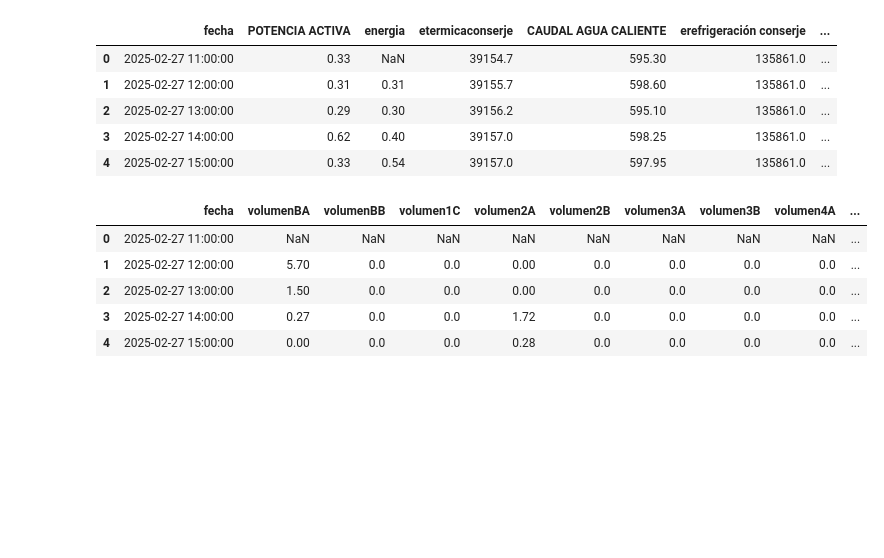
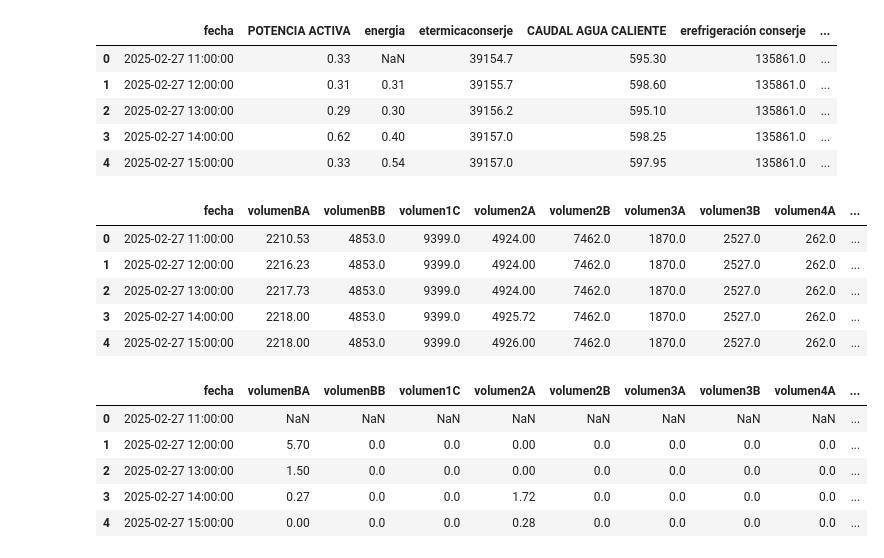
Before and after one commit to lauragomezpena/TFG_energia_comunidad, a Jupyter notebook: data/visualizar.ipynb, the cells around one changed output. Drawn from its saved outputs; the diff is of its cells as text; code cells hidden in the pictures; blank space fills up the shorter version.

```diff
--- a/data/visualizar.ipynb
+++ b/data/visualizar.ipynb
@@ -94,6 +103,15 @@ df_energia_diff.head()
 | 2 | 2025-02-27 13:00:00 | 0.29 | 0.30 | 39156.2 | 595.10 | 135861.0 | ... |
 | 3 | 2025-02-27 14:00:00 | 0.62 | 0.40 | 39157.0 | 598.25 | 135861.0 | ... |
 | 4 | 2025-02-27 15:00:00 | 0.33 | 0.54 | 39157.0 | 597.95 | 135861.0 | ... |
+# %%
+df_agua.head()
+# %% [output]
+|  | fecha | volumenBA | volumenBB | volumen1C | volumen2A | volumen2B | volumen3A | volumen3B | volumen4A | ... |
+| 0 | 2025-02-27 11:00:00 | 2210.53 | 4853.0 | 9399.0 | 4924.00 | 7462.0 | 1870.0 | 2527.0 | 262.0 | ... |
+| 1 | 2025-02-27 12:00:00 | 2216.23 | 4853.0 | 9399.0 | 4924.00 | 7462.0 | 1870.0 | 2527.0 | 262.0 | ... |
+| 2 | 2025-02-27 13:00:00 | 2217.73 | 4853.0 | 9399.0 | 4924.00 | 7462.0 | 1870.0 | 2527.0 | 262.0 | ... |
+| 3 | 2025-02-27 14:00:00 | 2218.00 | 4853.0 | 9399.0 | 4925.72 | 7462.0 | 1870.0 | 2527.0 | 262.0 | ... |
+| 4 | 2025-02-27 15:00:00 | 2218.00 | 4853.0 | 9399.0 | 4926.00 | 7462.0 | 1870.0 | 2527.0 | 262.0 | ... |
 # %%
 df_agua_diff.head()
 # %% [output]
```
Also changed, not shown: parts of 1 cell of this notebook, 4 other files.
